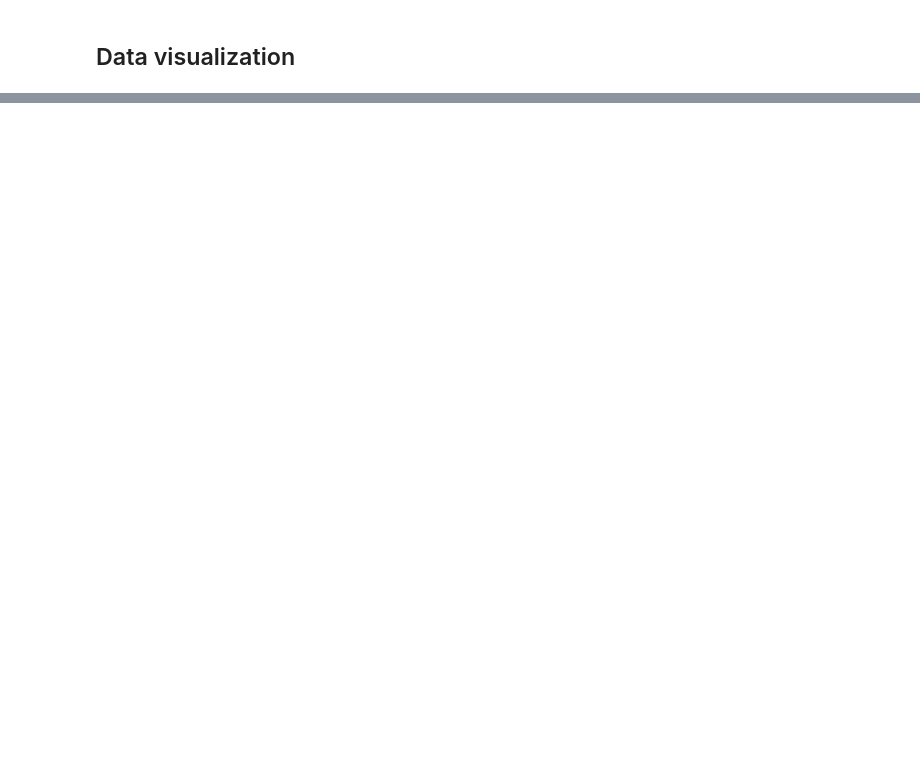
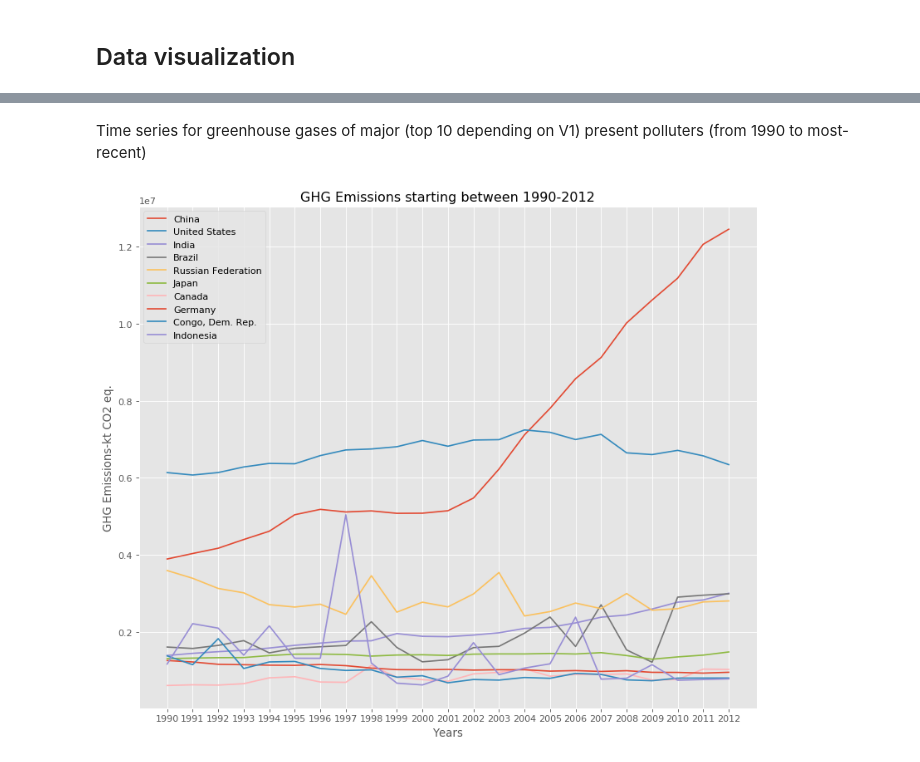
Before and after one commit to jasonrwang/ghg_analytics, a Jupyter notebook: ghg_analytics.ipynb, the cells around one changed output, grey strips where cells are left out. Drawn from its saved outputs; the diff is of its cells as text; code cells hidden in the pictures; blank space fills up the shorter version.

```diff
--- a/ghg_analytics.ipynb
+++ b/ghg_analytics.ipynb
@@ -78,0 +106,24 @@ Text(0,0.5,'GreenHouse Emission [Kt CO2]')
+# %% [markdown]
+Time series for greenhouse gases of major (top 10 depending on V1) present polluters (from 1990 to most-recent)
+# %%
+#Time series for ghg emissions of the top 10 most polluting countries.
+
+GreenhouseGasesTop10Emitters = GreenhouseGasesCountryDf.sort_values(by = "2012", ascending = False).iloc[:10,:]
+
+plt.figure(figsize=(12, 10), dpi=80)
+
+for i in range(0,10):
+
+    row = GreenhouseGasesTop10Emitters.iloc[i,22:]
+    plt.plot(row)
+
+plt.MaxNLocator(10)
+plt.xlabel("Years")
+plt.ylabel("GHG Emissions-kt CO2 eq.")
+plt.title("GHG Emissions starting between 1990-2012")
+#plt.legend(loc=((1.05,0.3)))#how to show country names instead of the numbers
+plt.legend(GreenhouseGasesTop10Emitters["Country Name"] )
+
+plt.show()
+# %% [output]
+[figure, added]
```
Also changed, not shown: parts of 16 cells of this notebook.
